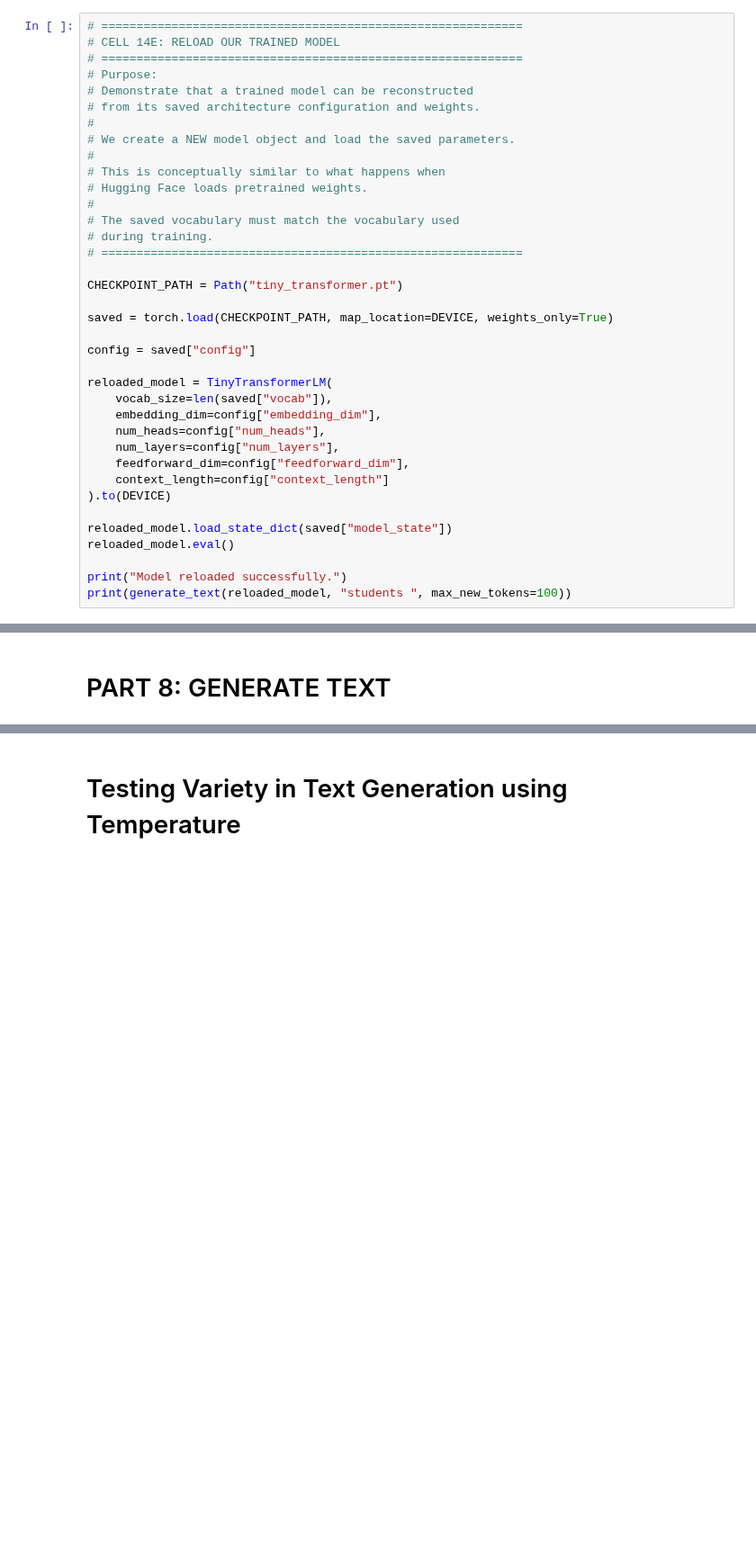
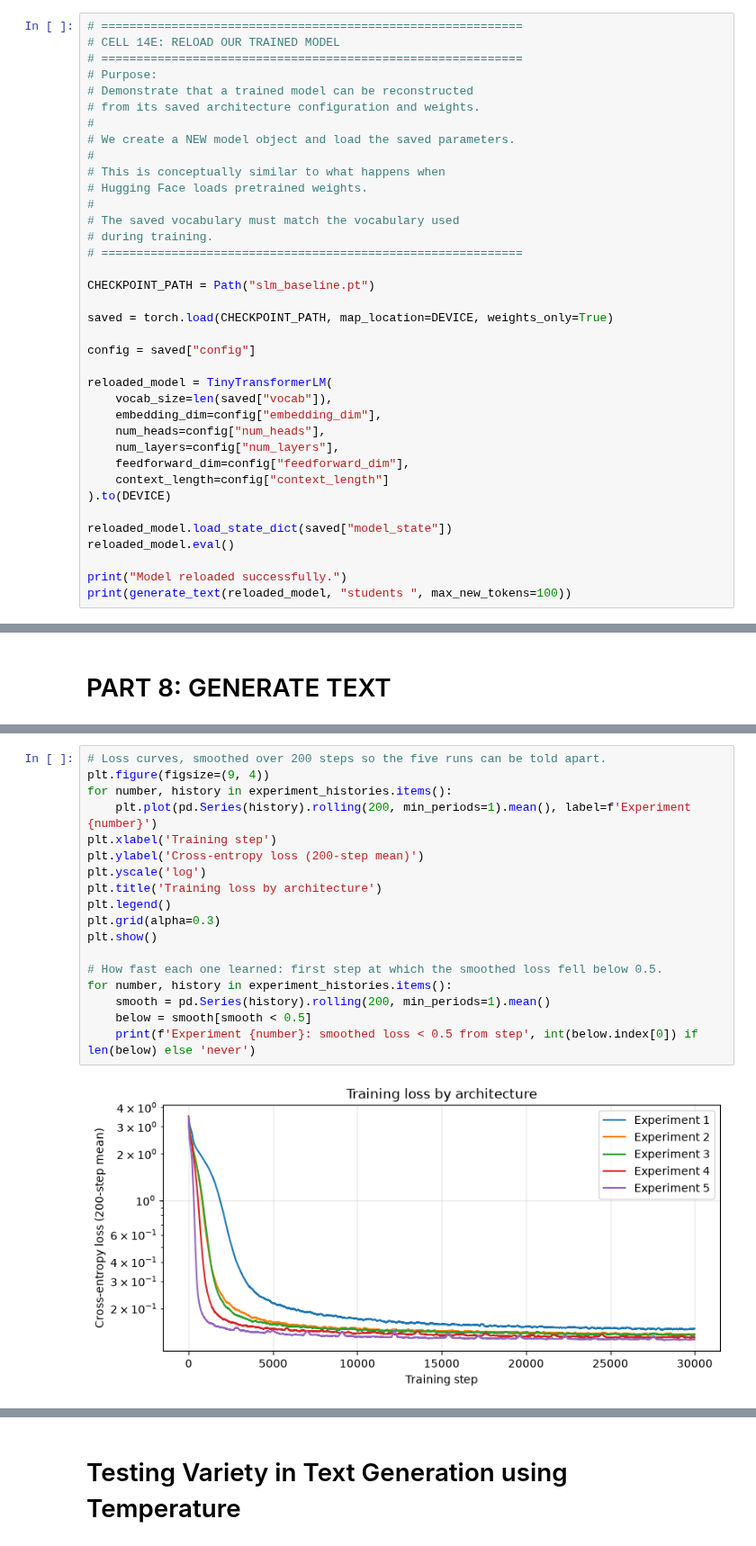
Before and after one commit to manavi2005/11_Beacon, a Jupyter notebook: P1-A7-Part2/Part-1-Small Language Model/slm_training_20261025.ipynb, the cells around one changed output, grey strips where cells are left out. Shown at 90% size. Drawn from its saved outputs; the diff is of its cells as text; blank space fills up the shorter version.

```diff
--- a/P1-A7-Part2/Part-1-Small Language Model/slm_training_20261025.ipynb
+++ b/P1-A7-Part2/Part-1-Small Language Model/slm_training_20261025.ipynb
@@ -1569,7 +1575,7 @@ Model saved to: tiny_transformer.pt
 # during training.
 # ============================================================
 
-CHECKPOINT_PATH = Path("tiny_transformer.pt")
+CHECKPOINT_PATH = Path("slm_baseline.pt")
 
 saved = torch.load(CHECKPOINT_PATH, map_location=DEVICE, weights_only=True)
 
@@ -1740,0 +1855,20 @@ I selected model 4 for the rest of the assignment
+# %%
+# Loss curves, smoothed over 200 steps so the five runs can be told apart.
+plt.figure(figsize=(9, 4))
+for number, history in experiment_histories.items():
+    plt.plot(pd.Series(history).rolling(200, min_periods=1).mean(), label=f'Experiment {number}')
+plt.xlabel('Training step')
+plt.ylabel('Cross-entropy loss (200-step mean)')
+plt.yscale('log')
+plt.title('Training loss by architecture')
+plt.legend()
+plt.grid(alpha=0.3)
+plt.show()
+
+# How fast each one learned: first step at which the smoothed loss fell below 0.5.
+for number, history in experiment_histories.items():
+    smooth = pd.Series(history).rolling(200, min_periods=1).mean()
+    below = smooth[smooth < 0.5]
+    print(f'Experiment {number}: smoothed loss < 0.5 from step', int(below.index[0]) if len(below) else 'never')
+# %% [output]
+[figure, added]
```
Also changed, not shown: parts of 105 cells of this notebook, 11 other files.
